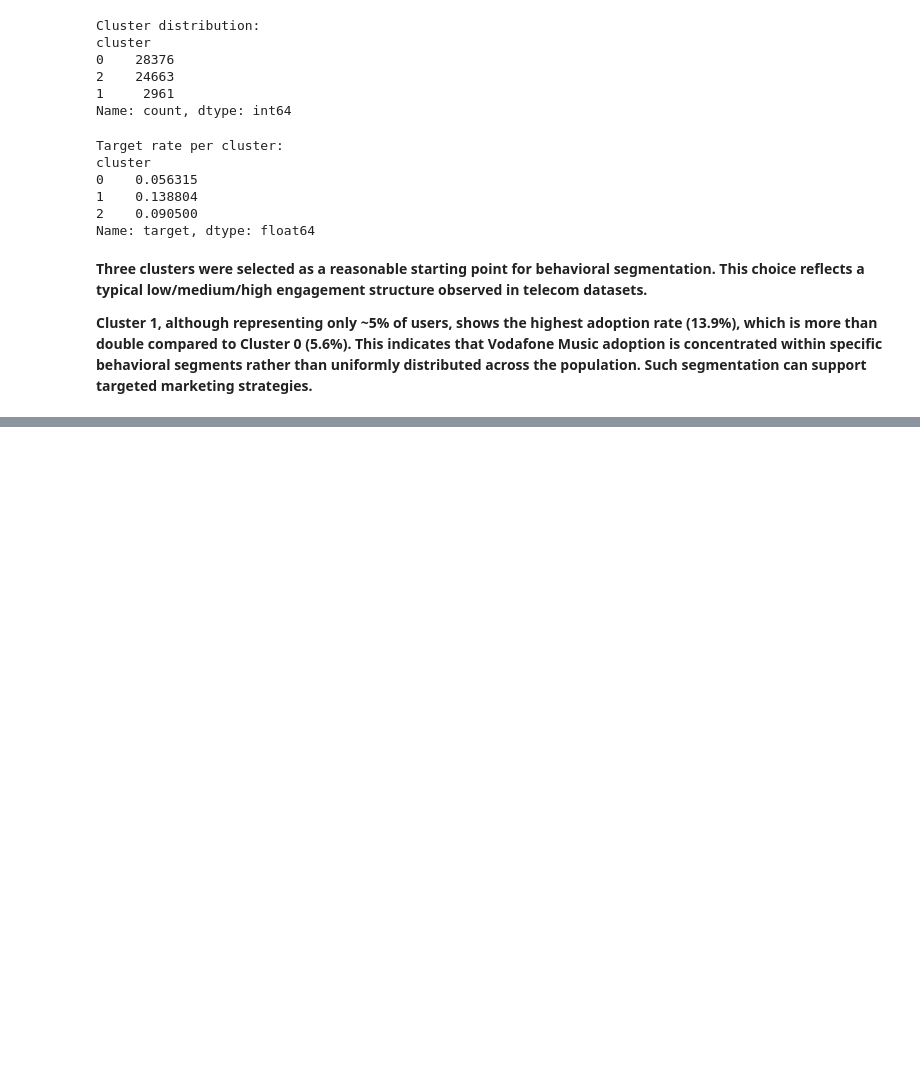
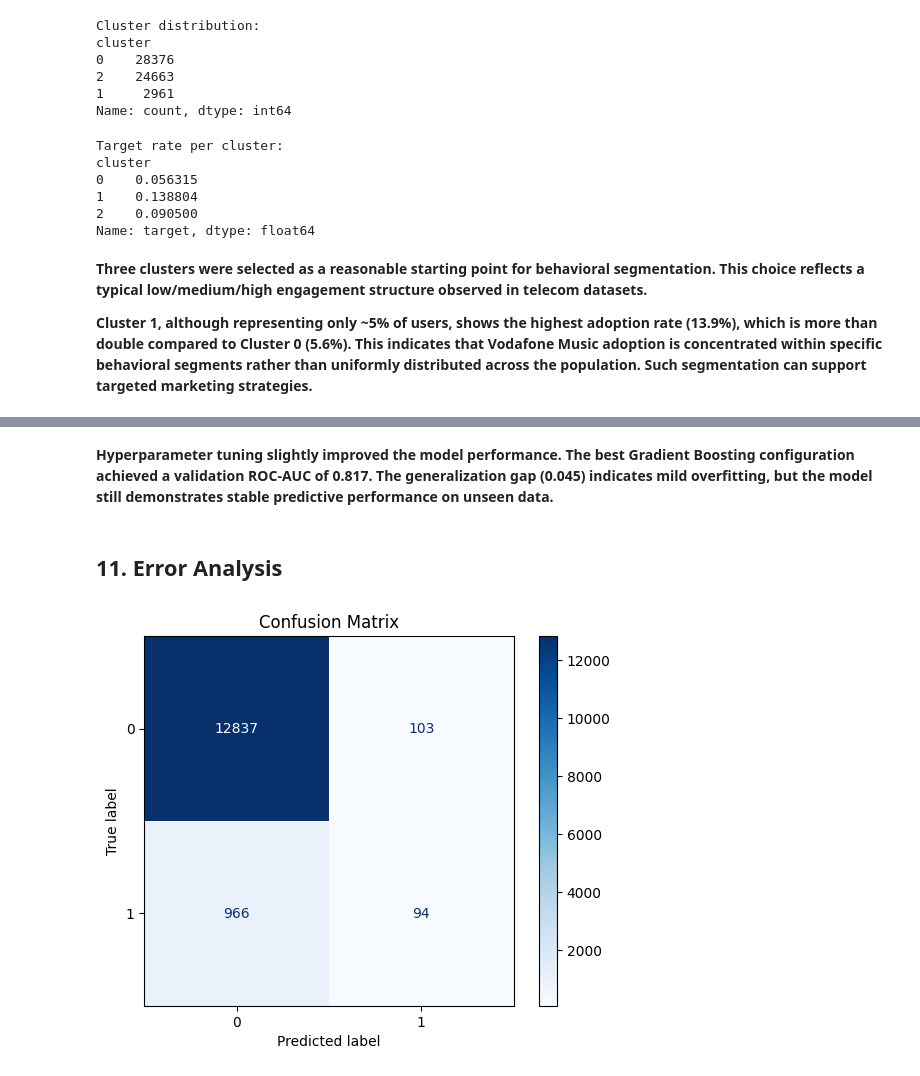
Before and after one commit to nnnnastia/ML_music_challenge, a Jupyter notebook: ML_project.ipynb, the cells around one changed output, grey strips where cells are left out. Drawn from its saved outputs; the diff is of its cells as text; code cells hidden in the pictures; blank space fills up the shorter version.

```diff
--- a/ML_project.ipynb
+++ b/ML_project.ipynb
@@ -801,7 +781,7 @@ selected_features = mi_df.head(top_n)["feature"].tolist()
 
 # Select top features for both train and test
 X_train_sel = X_train_scaled[selected_features]
-X_test_sel  = X_test_scaled[selected_features]
+X_val_sel  = X_val_scaled[selected_features]
 
 print("Selected features:", len(selected_features))
 # %% [output]
@@ -980,0 +1109,31 @@ Name: target, dtype: float64
+# %%
+# Train the best model on the full training data
+best_gb.fit(X_train_sel, y_train)
+
+# Predict probabilities
+train_proba = best_gb.predict_proba(X_train_sel)[:, 1]
+val_proba   = best_gb.predict_proba(X_val_sel)[:, 1]
+
+# Compute ROC-AUC
+train_auc = roc_auc_score(y_train, train_proba)
+val_auc   = roc_auc_score(y_val, val_proba)
+gap = train_auc - val_auc
+
+# Create results table
+results = pd.DataFrame({
+    "Dataset": ["Train", "Validation"],
+    "ROC-AUC": [train_auc, val_auc]
+})
+
+print("\nModel Performance")
+print(results.to_string(index=False))
+
+print("\nGeneralization Gap (Train - Validation):", round(gap, 4))
+
+# Simple interpretation
+if gap < 0.02:
+    print("Interpretation: Model generalizes well (low overfitting).")
+elif gap < 0.05:
+    print("Interpretation: Mild overfitting detected.")
+else:
+    print("Interpretation: Significant overfitting detected.")
@@ -980,0 +1158,18 @@ Name: target, dtype: float64
+# %% [markdown]
+**Hyperparameter tuning slightly improved the model performance. The best Gradient Boosting configuration achieved a validation ROC-AUC of 0.817. The generalization gap (0.045) indicates mild overfitting, but the model still demonstrates stable predictive performance on unseen data.**
+# %% [markdown]
+## 11. Error Analysis
+# %%
+# Predict class labels using default threshold (0.5)
+y_pred = (val_proba >= 0.5).astype(int)
+
+cm = confusion_matrix(y_val, y_pred)
+
+# Plot confusion matrix
+disp = ConfusionMatrixDisplay(cm)
+disp.plot(cmap="Blues")
+
+plt.title("Confusion Matrix")
+plt.show()
+# %% [output]
+[figure, added]
```
Also changed, not shown: parts of 45 cells of this notebook.
